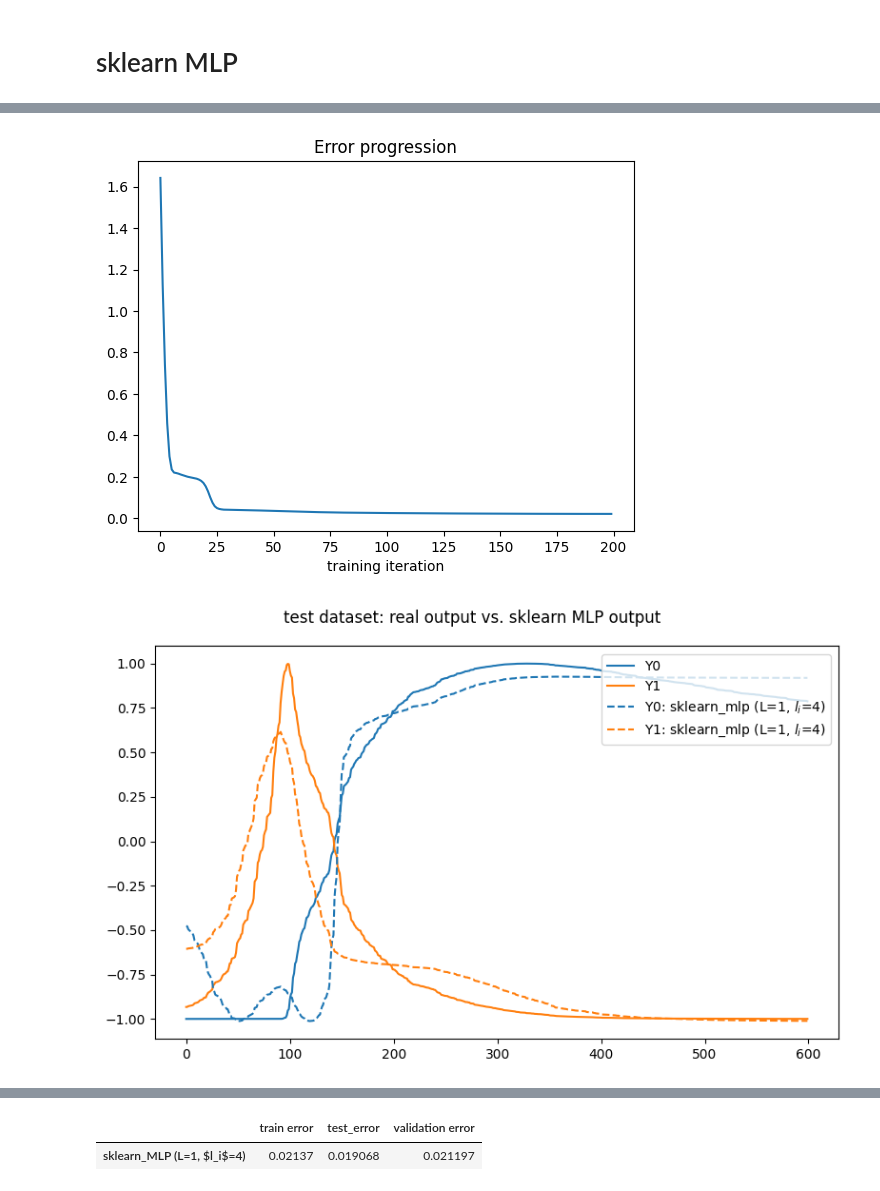
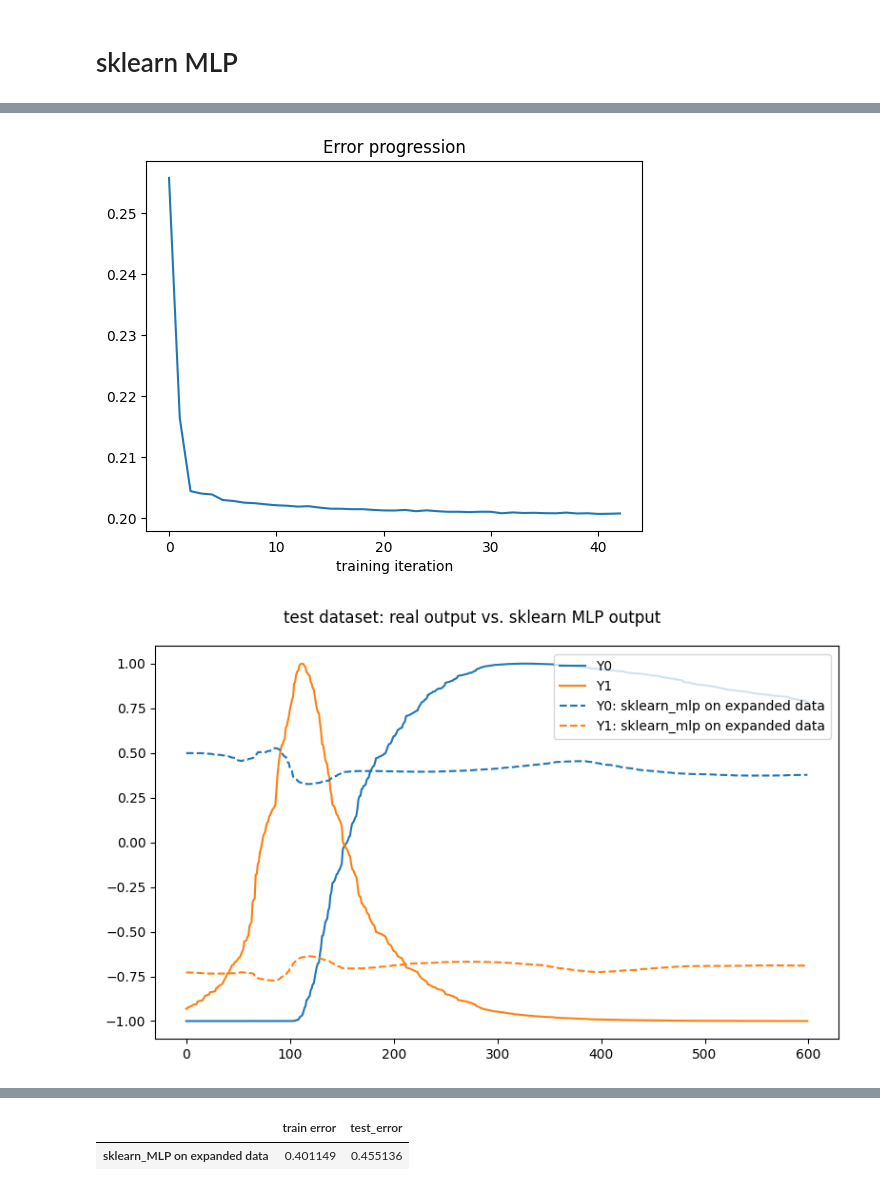
Before and after one commit to asgutierrt/Introduction_to_IA, a Jupyter notebook: neural_networks/autoencoder_mlp.ipynb, the cells around one changed output, grey strips where cells are left out. Saved outputs shown, nothing was run; the diff lists cells and outputs as text; code cells hidden in the pictures.

```diff
--- a/neural_networks/autoencoder_mlp.ipynb
+++ b/neural_networks/autoencoder_mlp.ipynb
@@ -342,7 +339,7 @@ for L in [1]:
     for eta in [0.9,0.5,0.2]:
         exp_name="L=%i eta=%.2f"%(L,eta) # experiment identifier
         print('running ',exp_name)
-        for mj in [1,2,4,5,6,7,8,9,10]:
+        for mj in [1,2,4,7,10,13,15]:
             model_label=('L=%i'%L, '$l_i$=%i'%mj,'$eta=%.2f$'%eta)
             start=time.time()
 
@@ -411,4 +422,7 @@ display(error.loc[model_names].sort_index())
 # %%
+model_names=[error[error[criteria]==error[criteria].min()].dropna(how='all').index[0],
+             error[error[criteria]==comp_error[criteria].min()].dropna(how='all').index[0]]
+
 ## plot error energy
 filter=[x[1:] in model_names for x in energia_error.columns]
 graficar_df(energia_error.loc[:,filter],'v',lambda i: "$\\varepsilon_{avg}$",
@@ -426,7 +440,7 @@ graficar_df(avrg_delta.loc[:,filter],'v',lambda i: "avrg $\\delta_%s$"%i,
 import json
 
 ## validation error
-for model_label in model_names:
+for i, model_label in enumerate(model_names):
   # init model on random W values
   L=int(model_label[0][-1]); mj=int(model_label[1][-1])
   model = MLP(layers_setup(L,mj,m),X_val.T,bias)
@@ -457,0 +494,4 @@ display(error.loc[model_names].sort_index())
+# %%
+_,Y_d,_,Y_d_test,_,Y_d_val=load_data(data_path,fig_path,autoencoder=False)
+expanded_X=cod_data[0]; compressed_X=cod_data[1]
+expanded_X_test=cod_test_data[0]; compressed_X_test=cod_test_data[1]
@@ -458,42 +500,28 @@ display(error.loc[model_names].sort_index())
 # %%
 from sklearn.neural_network import MLPRegressor
 
-L,mj=1,4
+mlp_model = MLPRegressor()
 
-mlp_model = MLPRegressor(hidden_layer_sizes=(L,mj),activation='tanh',
-                         learning_rate_init=0.01,early_stopping=True,
-                         random_state=0)
 # train MLP
-mlp_model.fit(X, Y_d)
-error=[np.sum((Y_d-mlp_model.predict(X))**2/2,axis=1)]
+mlp_model.fit(expanded_X, Y_d)
+error=[np.sum((Y_d-mlp_model.predict(expanded_X))**2/2,axis=1)]
 
 # training error
 plt.plot(mlp_model.loss_curve_)
 plt.xlabel('training iteration'); plt.title("Error progression")
 plt.savefig(fig_path+'/sklearn_mlp_error')
 
 # predict test data
-Y_pred=mlp_model.predict(X_test)
+Y_pred=mlp_model.predict(expanded_X_test)
 error.append(np.sum((Y_d_test-Y_pred)**2/2,axis=1))
+
 # plot test outputs
-model_names=[''.join(('(L=%i, '%L,'$l_i$=%i)'%mj))]
+model_names=['on expanded data']
 predictions=pd.DataFrame([str(x.tolist()) for x in Y_pred.T],index=list(range(len(Y_pred[0]))),columns=model_names).T
 figs=['sklearn_mlp']
 
 graficar_Y(Y_d_test,predictions,figs,model_names,
-        "test dataset: real output vs. sklearn MLP output",fig_path+'/sklearn_test_outputs.png')
-
-# predict validation data
-Y_pred=mlp_model.predict(X_val)
-error.append(np.sum((Y_d_val-Y_pred)**2/2,axis=1))
-
-# plot test outputs
-model_names=[''.join(('(L=%i, '%L,'$l_i$=%i)'%mj))]
-predictions=pd.DataFrame([str(x.tolist()) for x in Y_pred.T],index=list(range(len(Y_pred[0]))),columns=model_names).T
-figs=['sklearn_mlp']
-
-graficar_Y(Y_d_val,predictions,figs,model_names,
-        "validation dataset: real output vs. sklearn MLP output",fig_path+'/sklearn_val_outputs.png')
+        "test dataset: real output vs. sklearn MLP output",fig_path+'/sklearn_test_outputs_exp.png')
 # %% [output]
-[figure, old version]
+[figure, new version]
-[figure, old version]
+[figure, new version]
@@ -501,9 +528,9 @@ graficar_Y(Y_d_val,predictions,figs,model_names,
 # %%
 # R2 score
-r2_error=[mlp_model.score(x, y)**2/2 for x,y in zip([X,X_test,X_val],[Y_d,Y_d_test,Y_d_val])]
+r2_error=[mlp_model.score(x, y)**2/2 for x,y in zip([expanded_X,expanded_X_test],[Y_d,Y_d_test])]
 # J error
 J_error=[np.mean(x) for x in error]
-pd.DataFrame(J_error,index=['train error','test_error','validation error'],columns=['sklearn_MLP '+model_names[0]]).T
+pd.DataFrame(J_error,index=['train error','test_error'],columns=['sklearn_MLP '+model_names[0]]).T
 # %% [output]
-|  | train error | test_error | validation error |
-| sklearn_MLP (L=1, $l_i$=4) | 0.02137 | 0.019068 | 0.021197 |
+|  | train error | test_error |
+| sklearn_MLP on expanded data | 0.401149 | 0.455136 |
```
Also changed, not shown: parts of 15 cells of this notebook.
